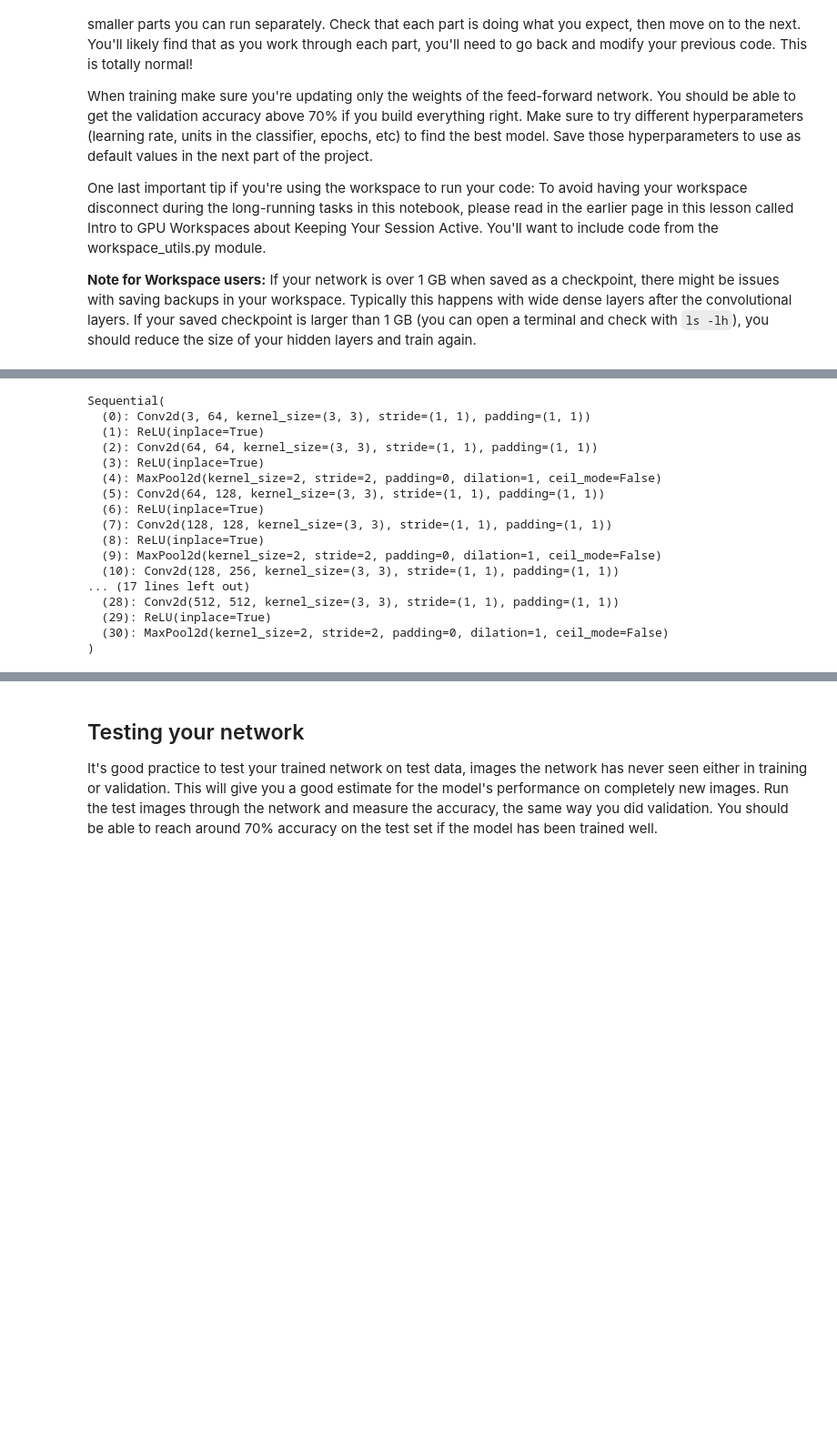
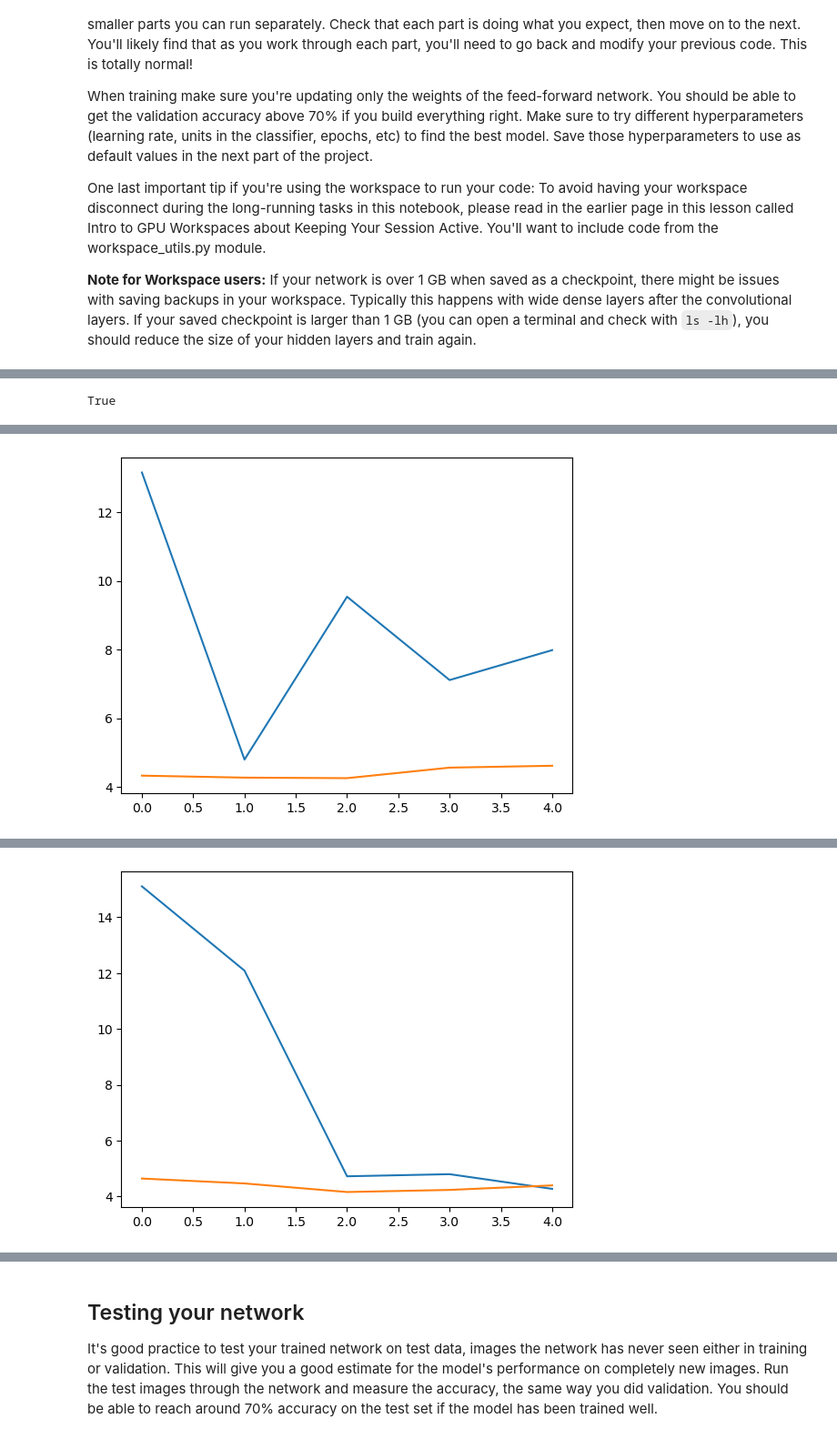
Before and after one commit to lestoef/aipnd-project, a Jupyter notebook: Image Classifier Project.ipynb, the cells around one changed output, grey strips where cells are left out. Shown: that part at 91% size. Cells and saved outputs as stored; diff of their text form; code cells hidden in the pictures; blank space fills up the shorter version.

```diff
--- a/Image Classifier Project.ipynb
+++ b/Image Classifier Project.ipynb
@@ -171,25 +140,4 @@ Sequential(
-# %%
-model.features
-# %% [output]
-Sequential(
-  (0): Conv2d(3, 64, kernel_size=(3, 3), stride=(1, 1), padding=(1, 1))
-  (1): ReLU(inplace=True)
-  (2): Conv2d(64, 64, kernel_size=(3, 3), stride=(1, 1), padding=(1, 1))
-  (3): ReLU(inplace=True)
-  (4): MaxPool2d(kernel_size=2, stride=2, padding=0, dilation=1, ceil_mode=False)
-  (5): Conv2d(64, 128, kernel_size=(3, 3), stride=(1, 1), padding=(1, 1))
-  (6): ReLU(inplace=True)
-  (7): Conv2d(128, 128, kernel_size=(3, 3), stride=(1, 1), padding=(1, 1))
-  (8): ReLU(inplace=True)
-  (9): MaxPool2d(kernel_size=2, stride=2, padding=0, dilation=1, ceil_mode=False)
-  (10): Conv2d(128, 256, kernel_size=(3, 3), stride=(1, 1), padding=(1, 1))
-... (17 lines left out)
-  (28): Conv2d(512, 512, kernel_size=(3, 3), stride=(1, 1), padding=(1, 1))
-  (29): ReLU(inplace=True)
-  (30): MaxPool2d(kernel_size=2, stride=2, padding=0, dilation=1, ceil_mode=False)
-)
-# %%
-criterion = torch.nn.NLLLoss()
-
-# Only train the classifier parameters, feature parameters are frozen
-optimizer = torch.optim.Adam(model.classifier.parameters(), lr=0.001)
+# %%
+torch.cuda.is_available()
+# %% [output]
+True
@@ -195,0 +205,15 @@ optimizer = torch.optim.Adam(model.classifier.parameters(), lr=0.001)
+# %%
+# iterate learning rates to find optimum
+for lr in [0.01, 0.005, 0.002, 0.001, 0.0005]:
+
+    # Only train the classifier parameters, feature parameters are frozen
+    optimizer = torch.optim.Adam(model.classifier.parameters(), lr=lr)
+
+    # train model
+    average_train_loss_per_epoch, average_test_loss_per_epoch = train(model, device, valid_loader, valid_loader, criterion, optimizer, epochs=5)
+
+    # plot train loss vs validation loss per epoch to determine best number of epochs
+    plt.plot(average_train_loss_per_epoch)
+    plt.plot(average_test_loss_per_epoch)
+    plt.show()
+# %% [output]
@@ -195,0 +221 @@ optimizer = torch.optim.Adam(model.classifier.parameters(), lr=0.001)
+[figure, added]
@@ -195,0 +223 @@ optimizer = torch.optim.Adam(model.classifier.parameters(), lr=0.001)
+[figure, added]
```
Also changed, not shown: parts of 15 cells of this notebook, 1 other file.
